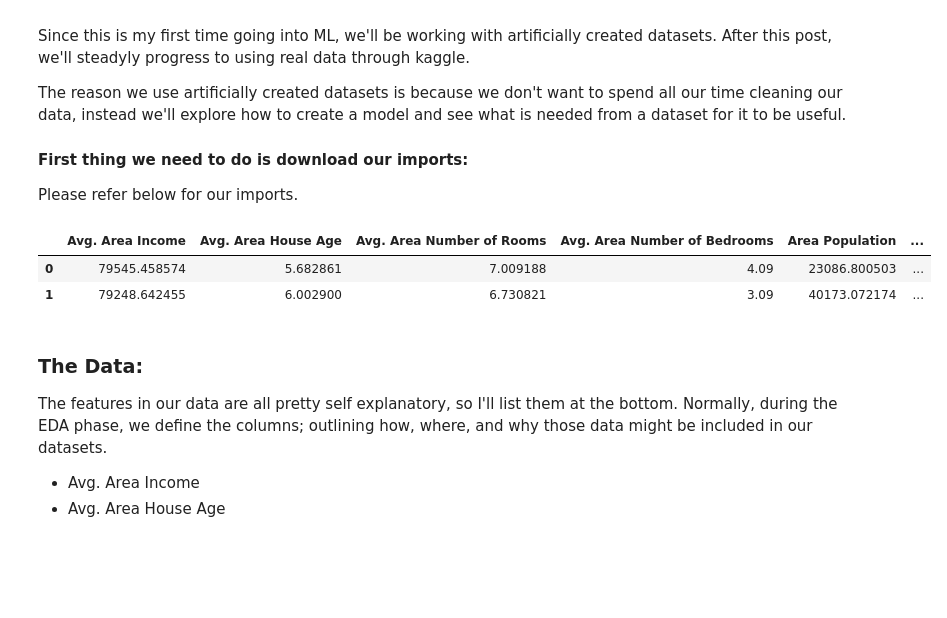
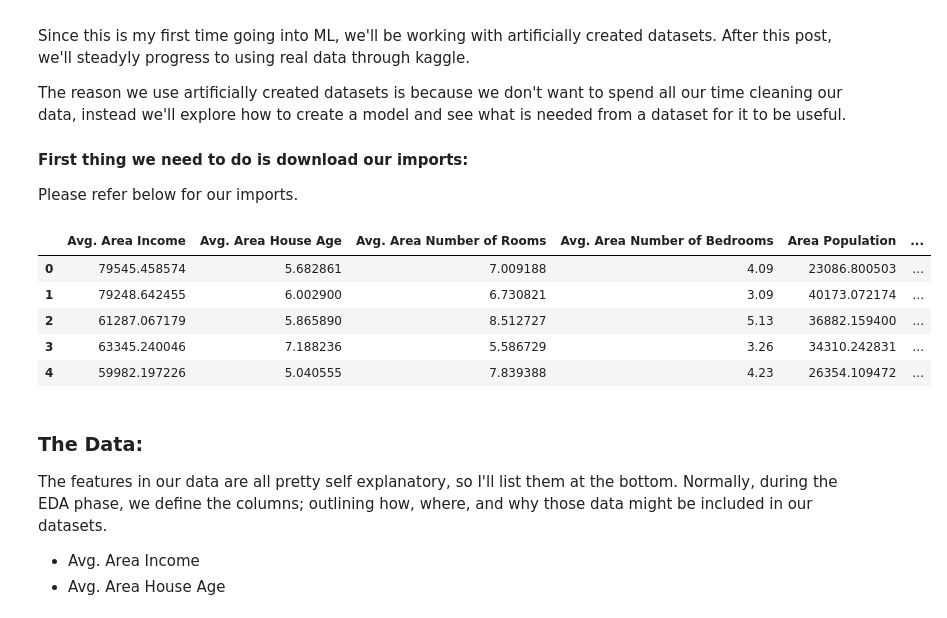
Before and after one commit to jaymanalastas/jaymanalastas.github.io, a Jupyter notebook: content/2019/5/ML.ipynb, the cells around one changed output. Cells and saved outputs as stored; diff of their text form; code cells hidden in the pictures; blank space fills up the shorter version.

```diff
--- a/content/2019/5/ML.ipynb
+++ b/content/2019/5/ML.ipynb
@@ -20,11 +20,14 @@ import seaborn as sns
 # %%
 df = pd.read_csv('../../../../data/USA_Housing.csv')
 # %%
-df.head(2)
+df.head(5)
 # %% [output]
 |  | Avg. Area Income | Avg. Area House Age | Avg. Area Number of Rooms | Avg. Area Number of Bedrooms | Area Population | ... |
 | 0 | 79545.458574 | 5.682861 | 7.009188 | 4.09 | 23086.800503 | ... |
 | 1 | 79248.642455 | 6.002900 | 6.730821 | 3.09 | 40173.072174 | ... |
+| 2 | 61287.067179 | 5.865890 | 8.512727 | 5.13 | 36882.159400 | ... |
+| 3 | 63345.240046 | 7.188236 | 5.586729 | 3.26 | 34310.242831 | ... |
+| 4 | 59982.197226 | 5.040555 | 7.839388 | 4.23 | 26354.109472 | ... |
 # %% [markdown]
 ### The Data:
 
```
Also changed, not shown: parts of 2 cells of this notebook, 8 other files.
